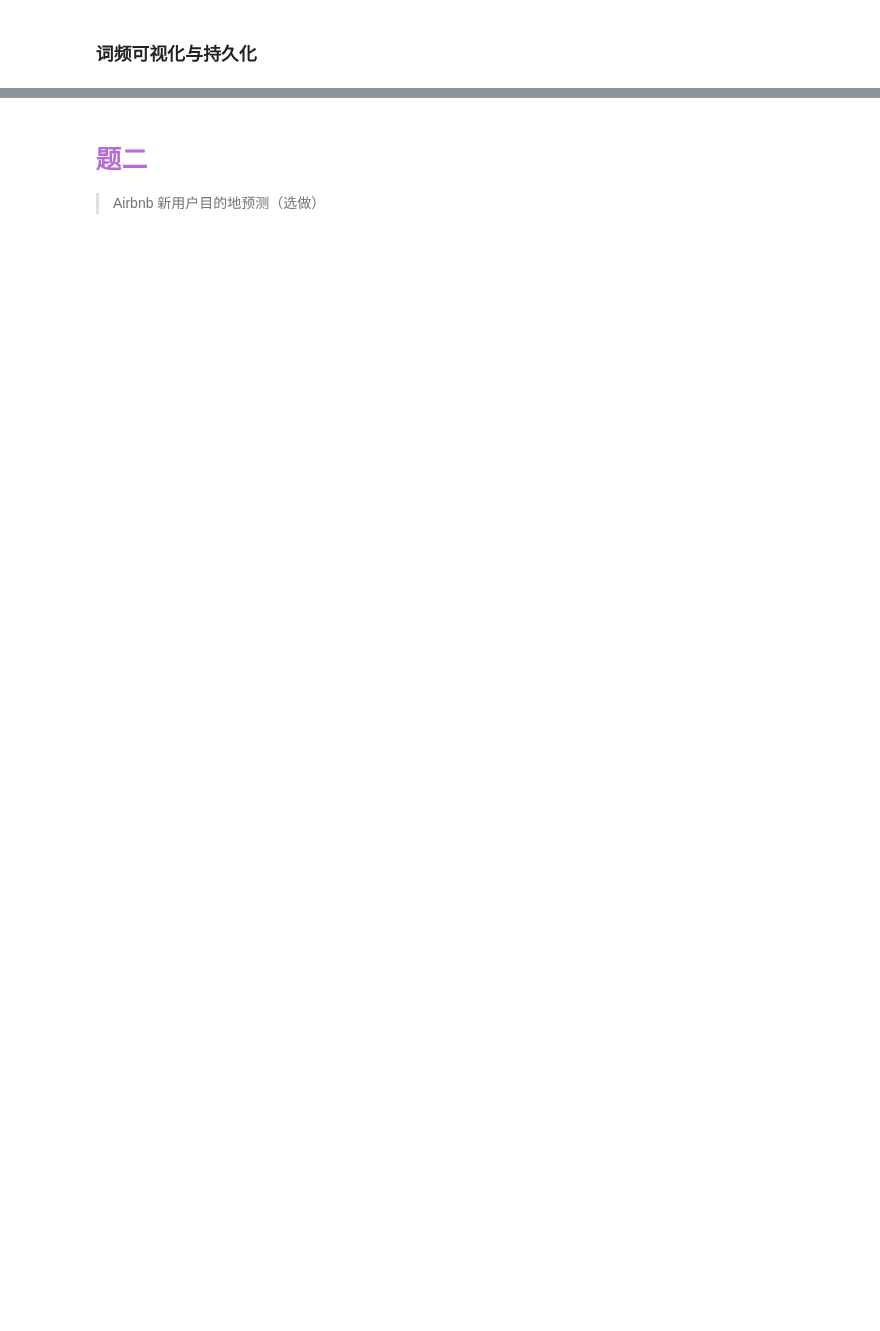
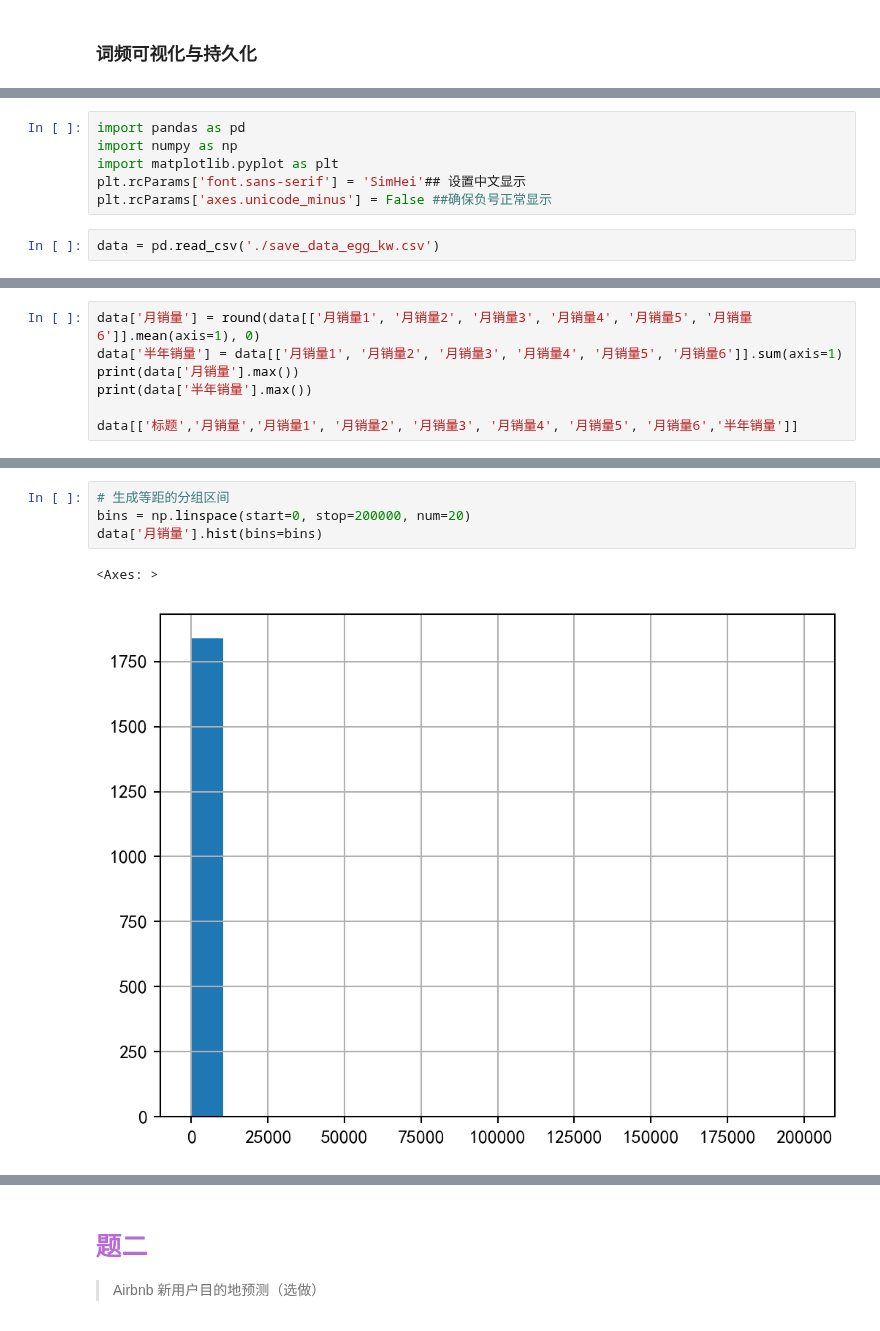
Before and after one commit to Soltus/learn-python-BI, a Jupyter notebook: lesson2/作业/4/index.ipynb, the cells around one changed output, grey strips where cells are left out. Cells and saved outputs as stored; diff of their text form; blank space fills up the shorter version.

```diff
--- a/lesson2/作业/4/index.ipynb
+++ b/lesson2/作业/4/index.ipynb
@@ -563,0 +650,8 @@ egg_data.to_csv('./save_data_egg.csv',header=True,index=False)
+# %%
+import pandas as pd
+import numpy as np
+import matplotlib.pyplot as plt
+plt.rcParams['font.sans-serif'] = 'SimHei'## 设置中文显示
+plt.rcParams['axes.unicode_minus'] = False ##确保负号正常显示
+# %%
+data = pd.read_csv('./save_data_egg_kw.csv')
@@ -563,0 +660,7 @@ egg_data.to_csv('./save_data_egg.csv',header=True,index=False)
+# %%
+data['月销量'] = round(data[['月销量1', '月销量2', '月销量3', '月销量4', '月销量5', '月销量6']].mean(axis=1), 0)
+data['半年销量'] = data[['月销量1', '月销量2', '月销量3', '月销量4', '月销量5', '月销量6']].sum(axis=1)
+print(data['月销量'].max())
+print(data['半年销量'].max())
+
+data[['标题','月销量','月销量1', '月销量2', '月销量3', '月销量4', '月销量5', '月销量6','半年销量']]
@@ -563,0 +683,7 @@ egg_data.to_csv('./save_data_egg.csv',header=True,index=False)
+# %%
+# 生成等距的分组区间
+bins = np.linspace(start=0, stop=200000, num=20)
+data['月销量'].hist(bins=bins)
+# %% [output]
+<Axes: >
+[figure, added]
```
Also changed, not shown: parts of 26 cells of this notebook, 7 other files.
